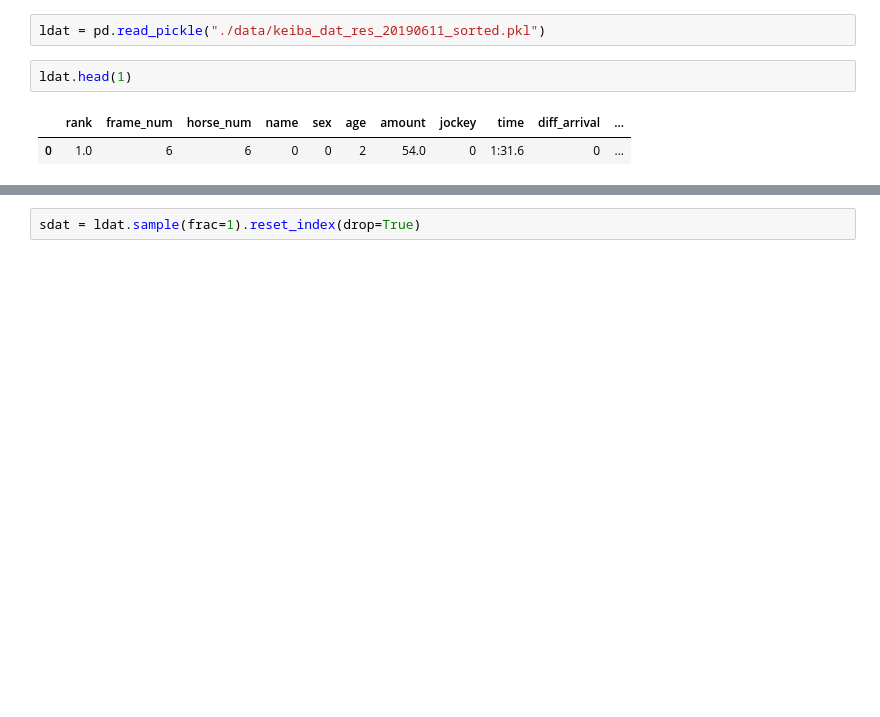
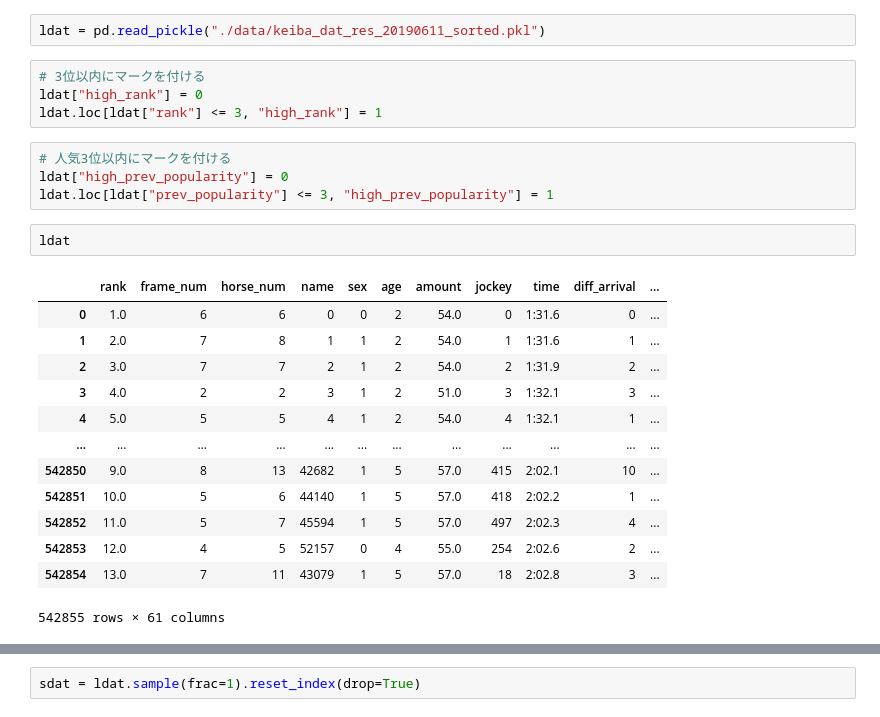
Before and after one commit to TokyoYoshida/GoogleColab, a Jupyter notebook: playground_deep_learning_keiba.ipynb, the cells around one changed output, grey strips where cells are left out. Drawn from its saved outputs; the diff is of its cells as text; blank space fills up the shorter version.

```diff
--- a/playground_deep_learning_keiba.ipynb
+++ b/playground_deep_learning_keiba.ipynb
@@ -73,8 +69,27 @@ from keras.optimizers import RMSprop
 # 競馬データの作成
 # %%
 ldat = pd.read_pickle("./data/keiba_dat_res_20190611_sorted.pkl")
+# %%
+# 3位以内にマークを付ける
+ldat["high_rank"] = 0
+ldat.loc[ldat["rank"] <= 3, "high_rank"] = 1
+# %%
+# 人気3位以内にマークを付ける
+ldat["high_prev_popularity"] = 0
+ldat.loc[ldat["prev_popularity"] <= 3, "high_prev_popularity"] = 1
 # %%
-ldat.head(1)
+ldat
 # %% [output]
 |  | rank | frame_num | horse_num | name | sex | age | amount | jockey | time | diff_arrival | ... |
 | 0 | 1.0 | 6 | 6 | 0 | 0 | 2 | 54.0 | 0 | 1:31.6 | 0 | ... |
+| 1 | 2.0 | 7 | 8 | 1 | 1 | 2 | 54.0 | 1 | 1:31.6 | 1 | ... |
+| 2 | 3.0 | 7 | 7 | 2 | 1 | 2 | 54.0 | 2 | 1:31.9 | 2 | ... |
+| 3 | 4.0 | 2 | 2 | 3 | 1 | 2 | 51.0 | 3 | 1:32.1 | 3 | ... |
+| 4 | 5.0 | 5 | 5 | 4 | 1 | 2 | 54.0 | 4 | 1:32.1 | 1 | ... |
+| ... | ... | ... | ... | ... | ... | ... | ... | ... | ... | ... | ... |
+| 542850 | 9.0 | 8 | 13 | 42682 | 1 | 5 | 57.0 | 415 | 2:02.1 | 10 | ... |
+| 542851 | 10.0 | 5 | 6 | 44140 | 1 | 5 | 57.0 | 418 | 2:02.2 | 1 | ... |
+| 542852 | 11.0 | 5 | 7 | 45594 | 1 | 5 | 57.0 | 497 | 2:02.3 | 4 | ... |
+| 542853 | 12.0 | 4 | 5 | 52157 | 0 | 4 | 55.0 | 254 | 2:02.6 | 2 | ... |
+| 542854 | 13.0 | 7 | 11 | 43079 | 1 | 5 | 57.0 | 18 | 2:02.8 | 3 | ... |
+542855 rows × 61 columns
```
Also changed, not shown: parts of 23 cells of this notebook.
